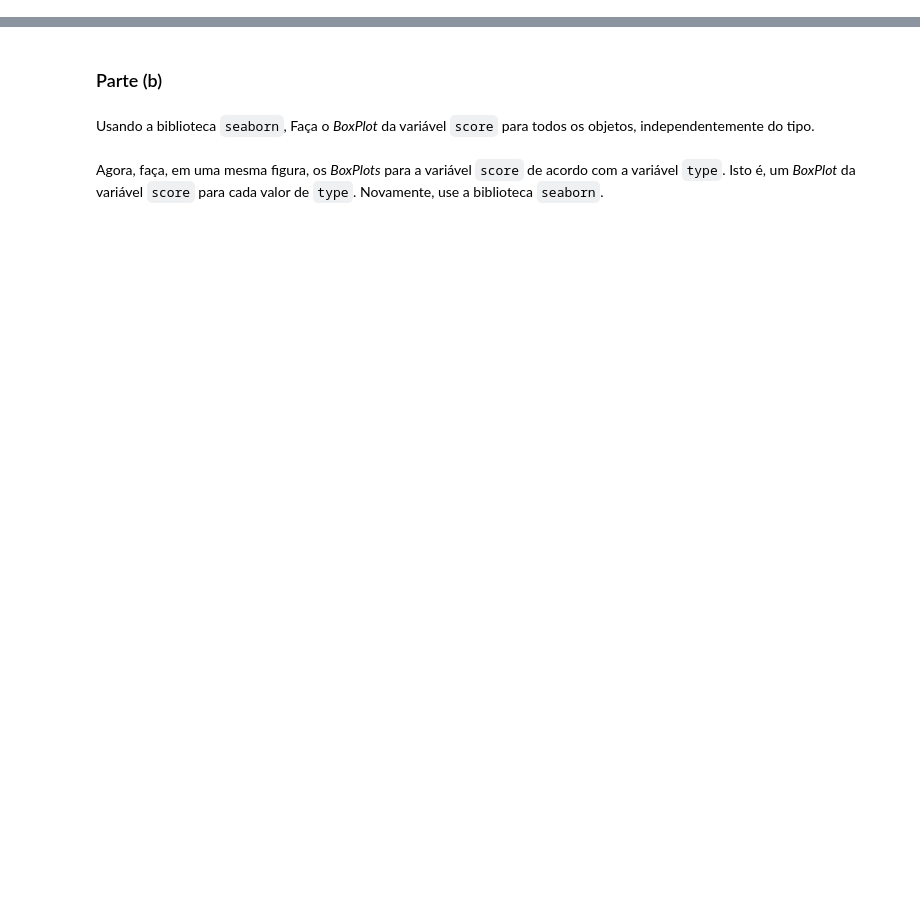
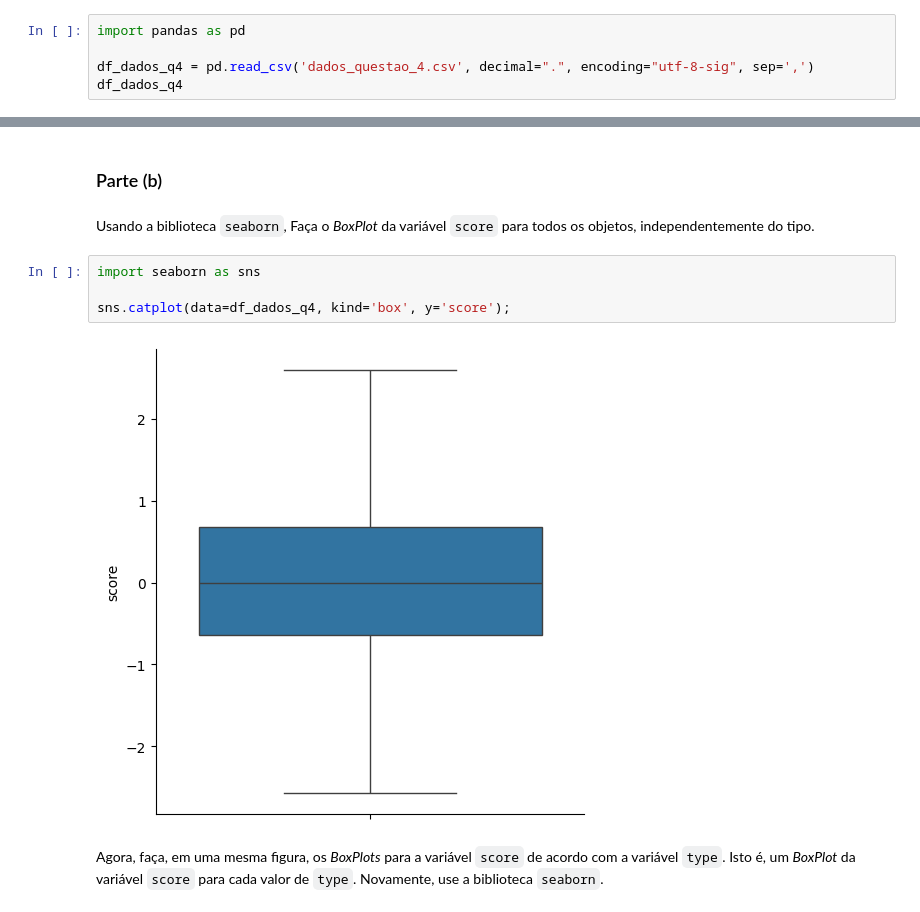
Before and after one commit to falconeee/CD-2025-2, a Jupyter notebook: lista_01.ipynb, the cells around one changed output, grey strips where cells are left out. Saved outputs shown, nothing was run; the diff lists cells and outputs as text; blank space fills up the shorter version.

```diff
--- a/lista_01.ipynb
+++ b/lista_01.ipynb
@@ -301,3 +301,8 @@ Obtenha o conjunto de dados disponível no AVA da disciplina para essa questão.
 ### Parte (a)
 # %% [markdown]
 Leia o conjunto de dados e armazene-o em um `DataFrame` do `Pandas`.
+# %%
+import pandas as pd
+
+df_dados_q4 = pd.read_csv('dados_questao_4.csv', decimal=".", encoding="utf-8-sig", sep=',')
+df_dados_q4
@@ -305,5 +332,11 @@ Leia o conjunto de dados e armazene-o em um `DataFrame` do `Pandas`.
 ### Parte (b)
 # %% [markdown]
 Usando a biblioteca `seaborn`, Faça o *BoxPlot* da variável `score` para todos os objetos, independentemente do tipo.
+# %%
+import seaborn as sns
+
+sns.catplot(data=df_dados_q4, kind='box', y='score');
+# %% [output]
+[figure, added]
 # %% [markdown]
 Agora, faça, em uma mesma figura, os *BoxPlots* para a variável `score` de acordo com a variável `type`. Isto é, um *BoxPlot* da variável `score` para cada valor de `type`. Novamente, use a biblioteca `seaborn`.
```
Also changed, not shown: parts of 27 cells of this notebook, 2 other files.
